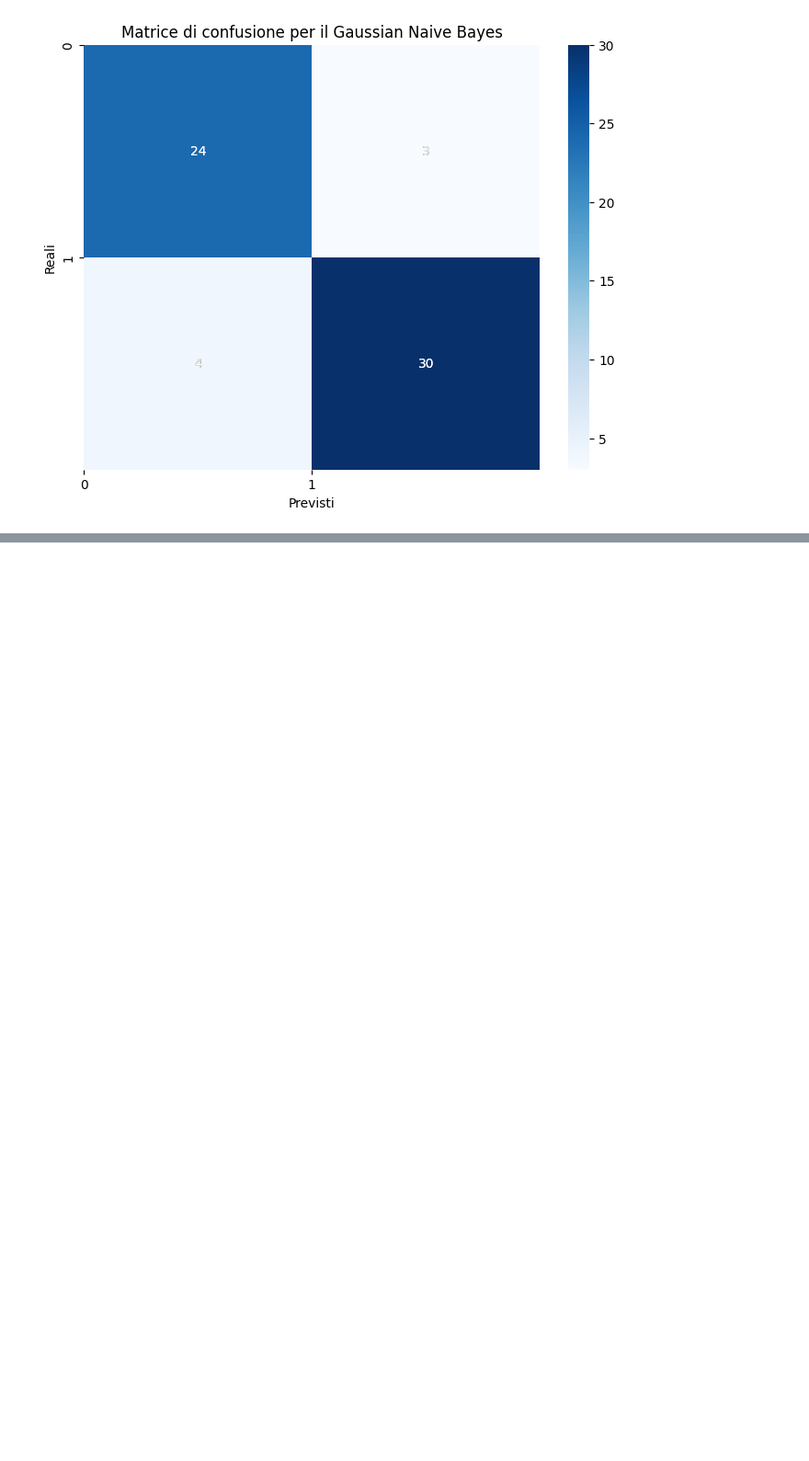
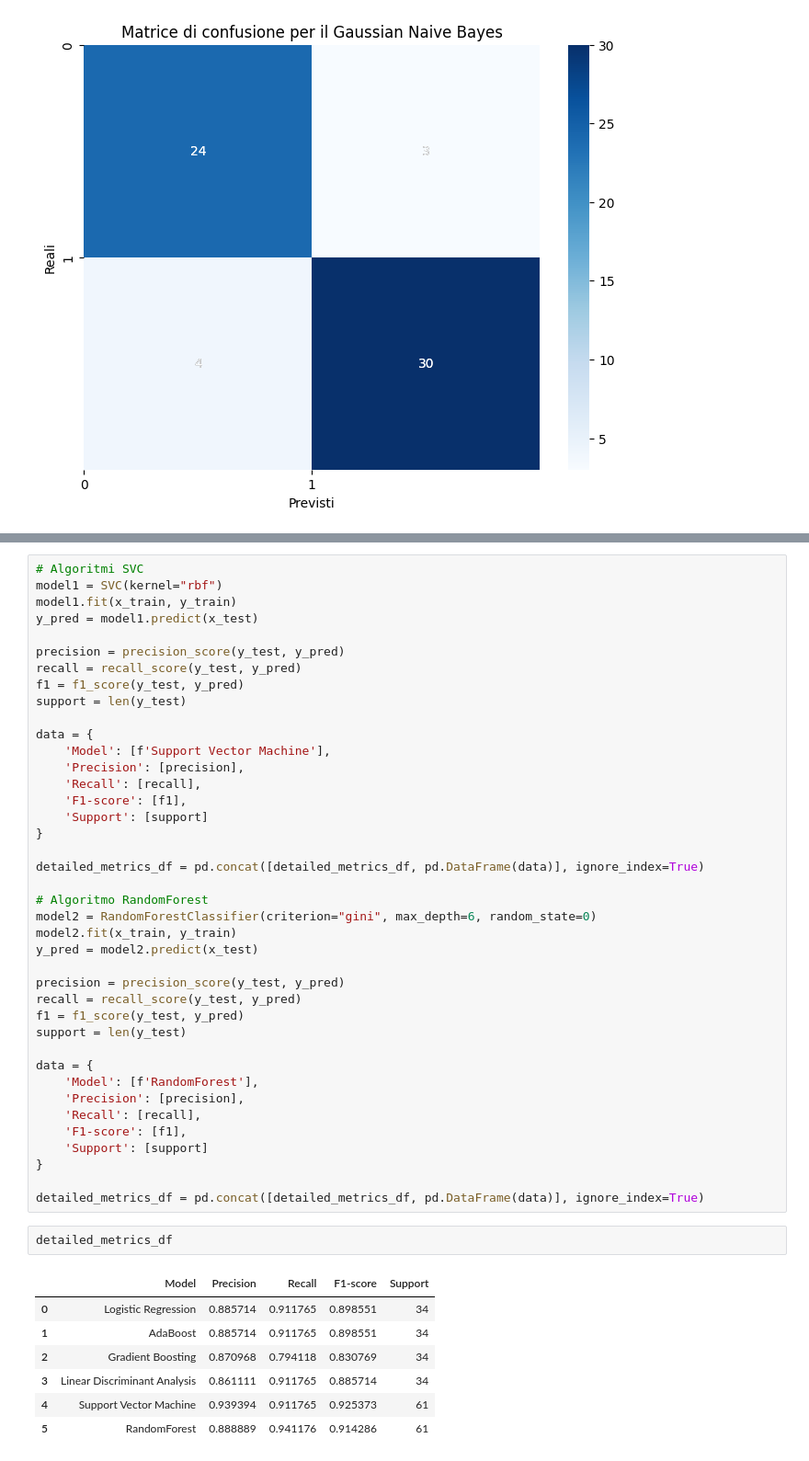
Before and after one commit to Antonet99/ClimateChangeHeartWine-statsmodel, a Jupyter notebook: Classificazione_clustering/Heart Attack/heart_attack.ipynb, the cells around one changed output, grey strips where cells are left out. Shown at 92% size. Drawn from its saved outputs; the diff is of its cells as text; blank space fills up the shorter version.

```diff
--- a/Classificazione_clustering/Heart Attack/heart_attack.ipynb
+++ b/Classificazione_clustering/Heart Attack/heart_attack.ipynb
@@ -606,0 +696,50 @@ The accuracy of Gaussian Naive Bayes model is:  88.52459016393442 %
+# %%
+# Algoritmi SVC
+model1 = SVC(kernel="rbf")
+model1.fit(x_train, y_train)
+y_pred = model1.predict(x_test)
+
+precision = precision_score(y_test, y_pred)
+recall = recall_score(y_test, y_pred)
+f1 = f1_score(y_test, y_pred)
+support = len(y_test)
+
+data = {
+    'Model': [f'Support Vector Machine'],
+    'Precision': [precision],
+    'Recall': [recall],
+    'F1-score': [f1],
+    'Support': [support]
+}
+
+detailed_metrics_df = pd.concat([detailed_metrics_df, pd.DataFrame(data)], ignore_index=True)
+
+# Algoritmo RandomForest
+model2 = RandomForestClassifier(criterion="gini", max_depth=6, random_state=0)
+model2.fit(x_train, y_train)
+y_pred = model2.predict(x_test)
+
+precision = precision_score(y_test, y_pred)
+recall = recall_score(y_test, y_pred)
+f1 = f1_score(y_test, y_pred)
+support = len(y_test)
+
+data = {
+    'Model': [f'RandomForest'],
+    'Precision': [precision],
+    'Recall': [recall],
+    'F1-score': [f1],
+    'Support': [support]
+}
+
+detailed_metrics_df = pd.concat([detailed_metrics_df, pd.DataFrame(data)], ignore_index=True)
+# %%
+detailed_metrics_df
+# %% [output]
+|  | Model | Precision | Recall | F1-score | Support |
+| 0 | Logistic Regression | 0.885714 | 0.911765 | 0.898551 | 34 |
+| 1 | AdaBoost | 0.885714 | 0.911765 | 0.898551 | 34 |
+| 2 | Gradient Boosting | 0.870968 | 0.794118 | 0.830769 | 34 |
+| 3 | Linear Discriminant Analysis | 0.861111 | 0.911765 | 0.885714 | 34 |
+| 4 | Support Vector Machine | 0.939394 | 0.911765 | 0.925373 | 61 |
+| 5 | RandomForest | 0.888889 | 0.941176 | 0.914286 | 61 |
```
Also changed, not shown: parts of 5 cells of this notebook.
